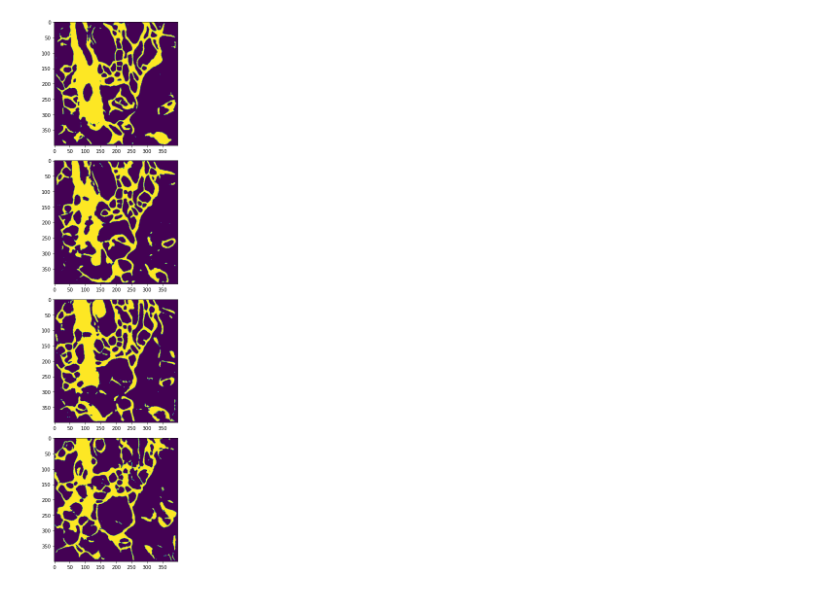
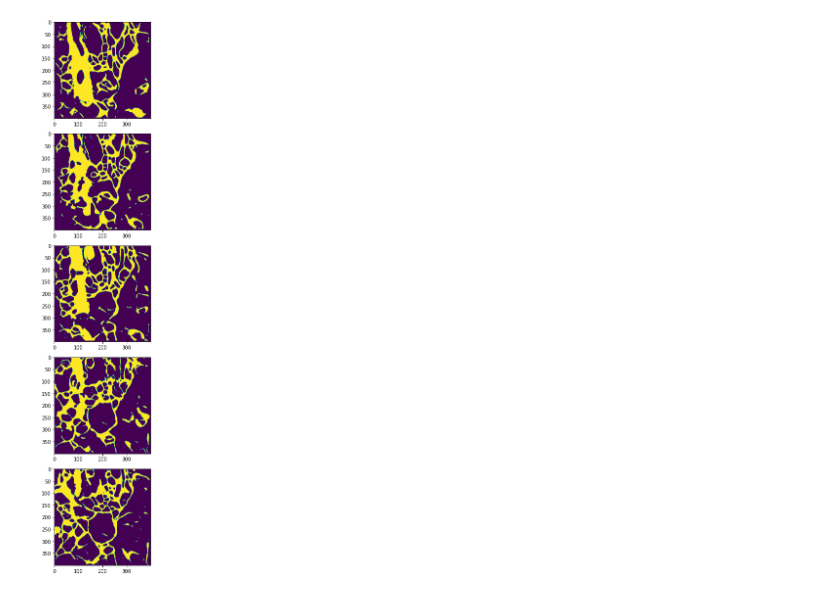
Before and after one commit to aplbrain/campfire, a Jupyter notebook: test.ipynb, the cells around one changed output. Cells and saved outputs as stored; diff of their text form; code cells hidden in the pictures.

```diff
--- a/test.ipynb
+++ b/test.ipynb
@@ -39,16 +39,17 @@ Steps Time 2.5921919345855713
 # %%
 import matplotlib.pyplot as plt
 
-fig, ax = plt.subplots(4,1, figsize=(4,16))
+fig, ax = plt.subplots(5,1, figsize=(4,16))
 ax[0].imshow(mem_seg[:,:,0])
 ax[1].imshow(mem_seg[:,:,1])
 ax[2].imshow(mem_seg[:,:,2])
 ax[3].imshow(mem_seg[:,:,3])
+ax[4].imshow(mem_seg[:,:,4])
 
 plt.tight_layout()
 plt.show()
 # %% [output]
-[figure, old version]
+[figure, new version]
 # %%
 merges
 # %% [output]
```
Also changed, not shown: parts of 4 cells of this notebook, 3 other files.
